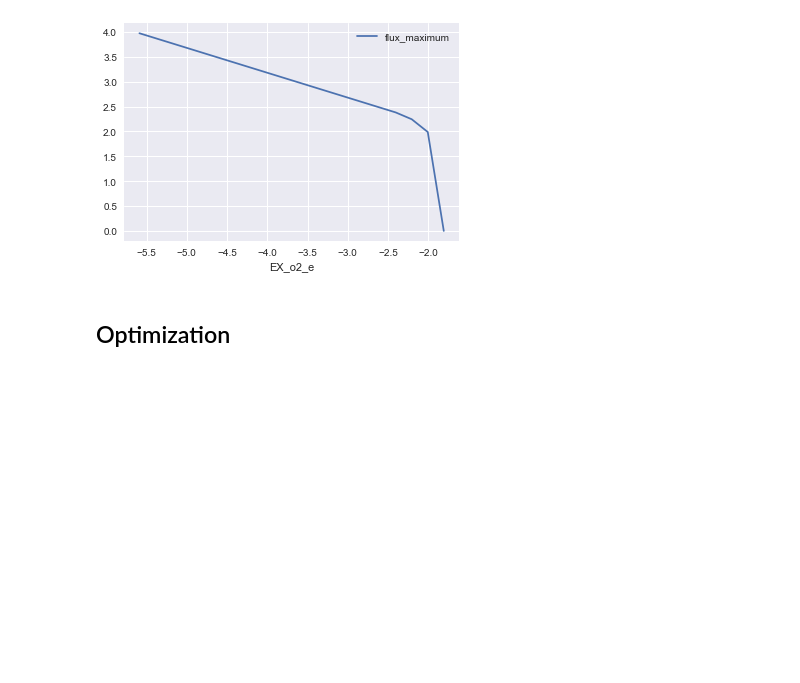
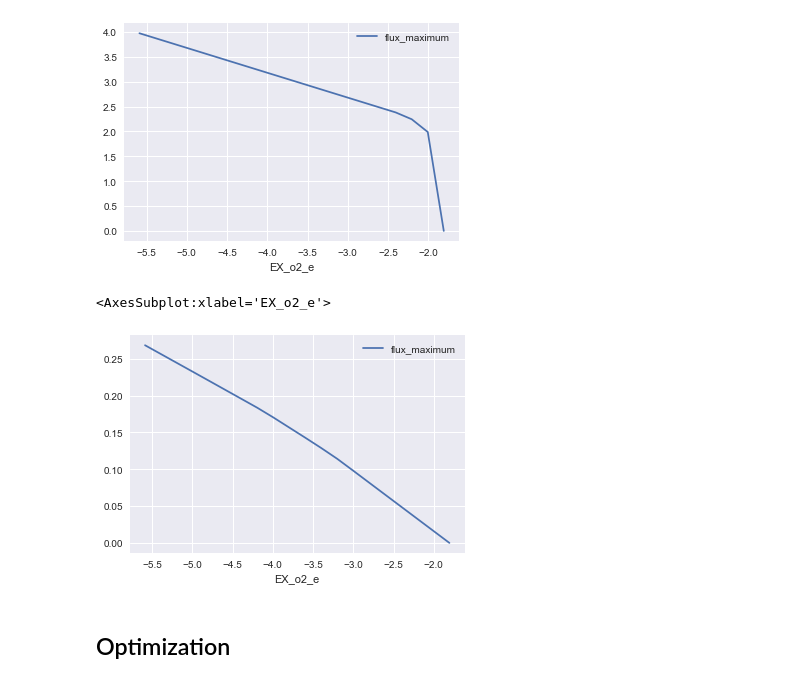
Before and after one commit to 27410/group-assignment-2021-Group-13-Psilocybin-production-in-Corynebacterium-glutamicum, a Jupyter notebook: JensWorkingCopy.ipynb, the cells around one changed output. Drawn from its saved outputs; the diff is of its cells as text; code cells hidden in the pictures; blank space fills up the shorter version.

```diff
--- a/JensWorkingCopy.ipynb
+++ b/JensWorkingCopy.ipynb
@@ -204,9 +210,13 @@ ppp_psi2_low_oxy.plot(x='EX_o2_e', y='flux_maximum')
 [figure]
 # %%
 ppp_bio = production_envelope(model,
-                reactions=[model.reactions.psiK2],
-                carbon_sources=[model.reactions.EX_glc_e],
+                reactions=[model.reactions.EX_o2_e],
                 objective=[model.reactions.CG_biomass_cgl_ATCC13032])
+# %%
+ppp_bio.plot(x='EX_o2_e', y='flux_maximum')
+# %% [output]
+<AxesSubplot:xlabel='EX_o2_e'>
+[figure, added]
 # %%
 #i actually don't think the warning matters
 # %% [markdown]
```
Also changed, not shown: parts of 14 cells of this notebook, 2 other files.
